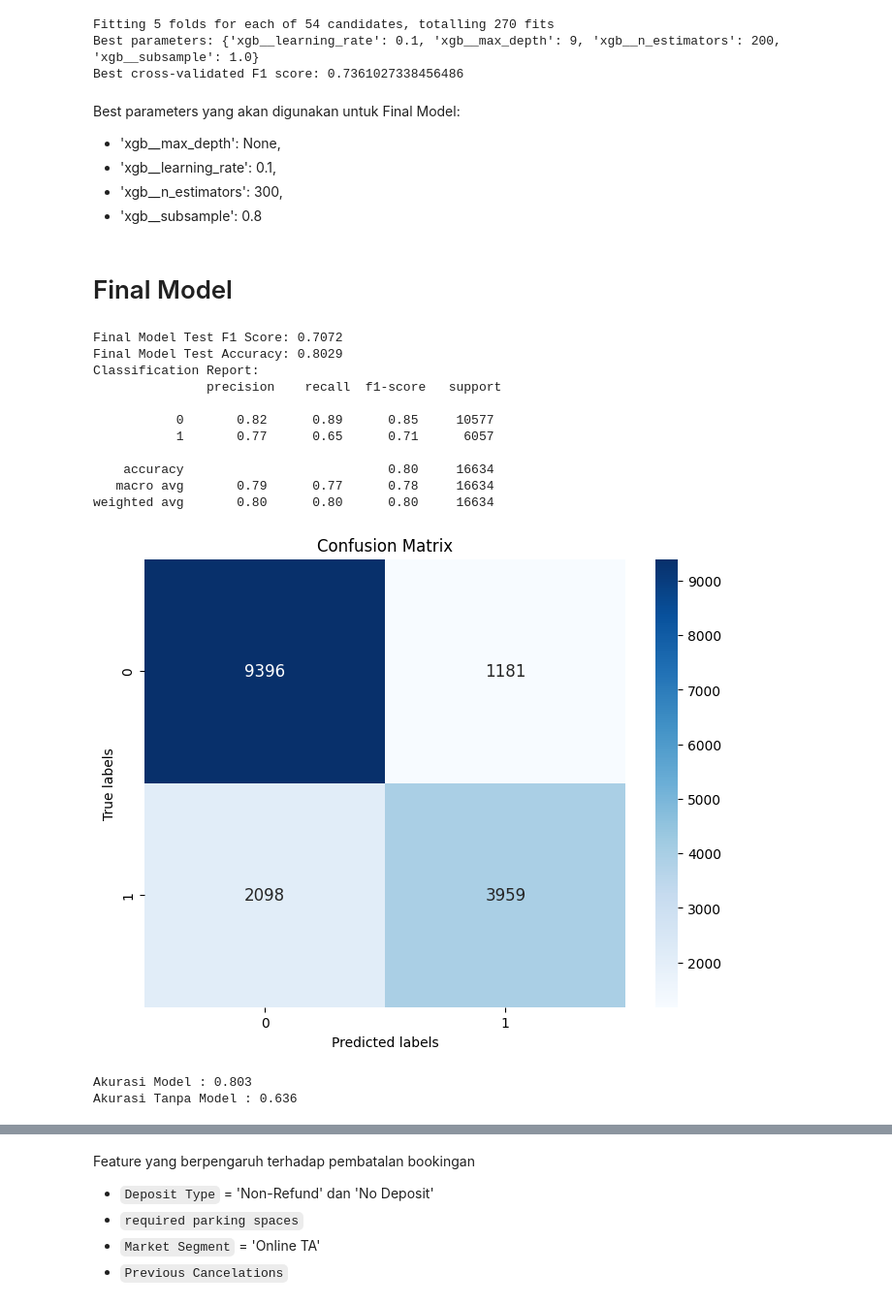
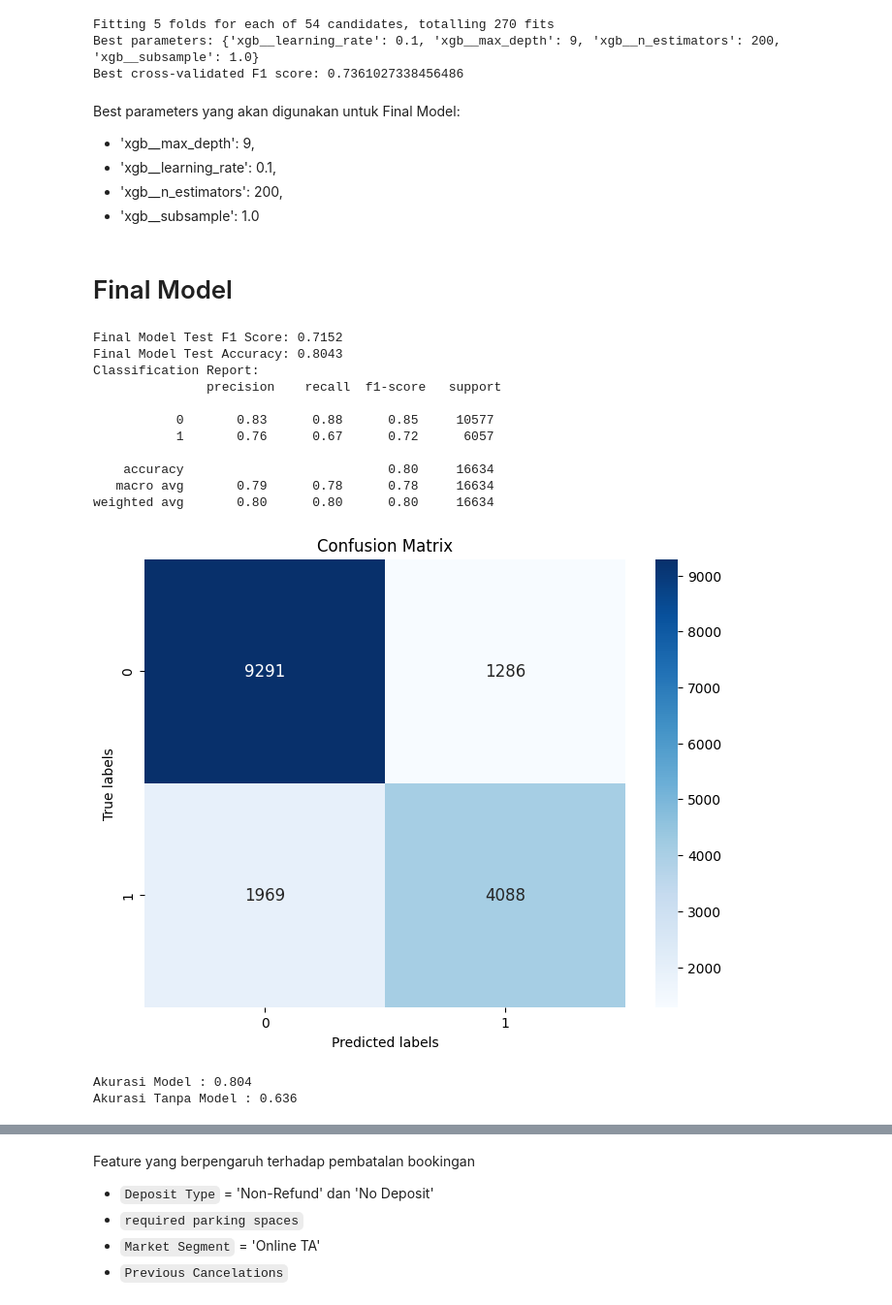
Before and after one commit to oriongyo/Capstone_III_Dhiyafath, a Jupyter notebook: caps3.ipynb, the cells around one changed output, grey strips where cells are left out. Shown: that part at 97% size. Drawn from its saved outputs; the diff is of its cells as text; code cells hidden in the pictures.

```diff
--- a/caps3.ipynb
+++ b/caps3.ipynb
@@ -760,53 +760,53 @@ Best parameters: {'xgb__learning_rate': 0.1, 'xgb__max_depth': 9, 'xgb__n_estima
 Best cross-validated F1 score: 0.7361027338456486
 # %% [markdown]
 Best parameters yang akan digunakan untuk Final Model:
-- 'xgb__max_depth': None,
+- 'xgb__max_depth': 9,
 - 'xgb__learning_rate': 0.1,
-- 'xgb__n_estimators': 300,
-- 'xgb__subsample': 0.8
+- 'xgb__n_estimators': 200,
+- 'xgb__subsample': 1.0
 # %% [markdown]
 # Final Model
 # %%
-final_model = XGBClassifier(max_depth = None, learning_rate = 0.1, n_estimators = 300,subsample = 0.8 )
+final_model = XGBClassifier(max_depth = 9, learning_rate = 0.1, n_estimators = 200,subsample = 1.0 )
 
 final_model.fit(preprocessor.transform(xtrain), ytrain)
 
 ypred = final_model.predict(preprocessor.transform(xtest))
 
 f1 = f1_score(ytest, ypred, average='binary', pos_label=1)
 accuracy = accuracy_score(ytest, ypred)
 print(f"Final Model Test F1 Score: {f1:.4f}")
 print(f"Final Model Test Accuracy: {accuracy:.4f}")
 print("Classification Report:\n", classification_report(ytest, ypred))
 
 conf_matrix = confusion_matrix(ytest, ypred)
 
 plt.figure(figsize=(8, 6))
 sns.heatmap(conf_matrix, annot=True, fmt='d', cmap='Blues', annot_kws={"size": 12})
 plt.xlabel('Predicted labels')
 plt.ylabel('True labels')
 plt.title('Confusion Matrix')
 plt.show()
 # %% [output]
-Final Model Test F1 Score: 0.7072
-Final Model Test Accuracy: 0.8029
+Final Model Test F1 Score: 0.7152
+Final Model Test Accuracy: 0.8043
 Classification Report:
                precision    recall  f1-score   support
 
-           0       0.82      0.89      0.85     10577
-           1       0.77      0.65      0.71      6057
+           0       0.83      0.88      0.85     10577
+           1       0.76      0.67      0.72      6057
 
     accuracy                           0.80     16634
-   macro avg       0.79      0.77      0.78     16634
+   macro avg       0.79      0.78      0.78     16634
 weighted avg       0.80      0.80      0.80     16634
-[figure, old version]
+[figure, new version]
 # %%
 total_data = 16634
 data_kelas_0 = 10577
 data_kelas_1 = 6057
 
-recall_kelas_0 = 0.89
-recall_kelas_1 = 0.65
+recall_kelas_0 = 0.88
+recall_kelas_1 = 0.67
 
 prediksi_benar_kelas_0 = recall_kelas_0 * data_kelas_0
 prediksi_benar_kelas_1 = recall_kelas_1 * data_kelas_1
@@ -823,7 +823,7 @@ akurasi_tanpa_model = data_kelas_0 / total_data
 print(f'Akurasi Model : {akurasi_model:.3f}')
 print(f'Akurasi Tanpa Model : {akurasi_tanpa_model:.3f}')
 # %% [output]
-Akurasi Model : 0.803
+Akurasi Model : 0.804
 Akurasi Tanpa Model : 0.636
 # %%
 # Feature Importance
```
Also changed, not shown: parts of 3 cells of this notebook, 1 other file.
